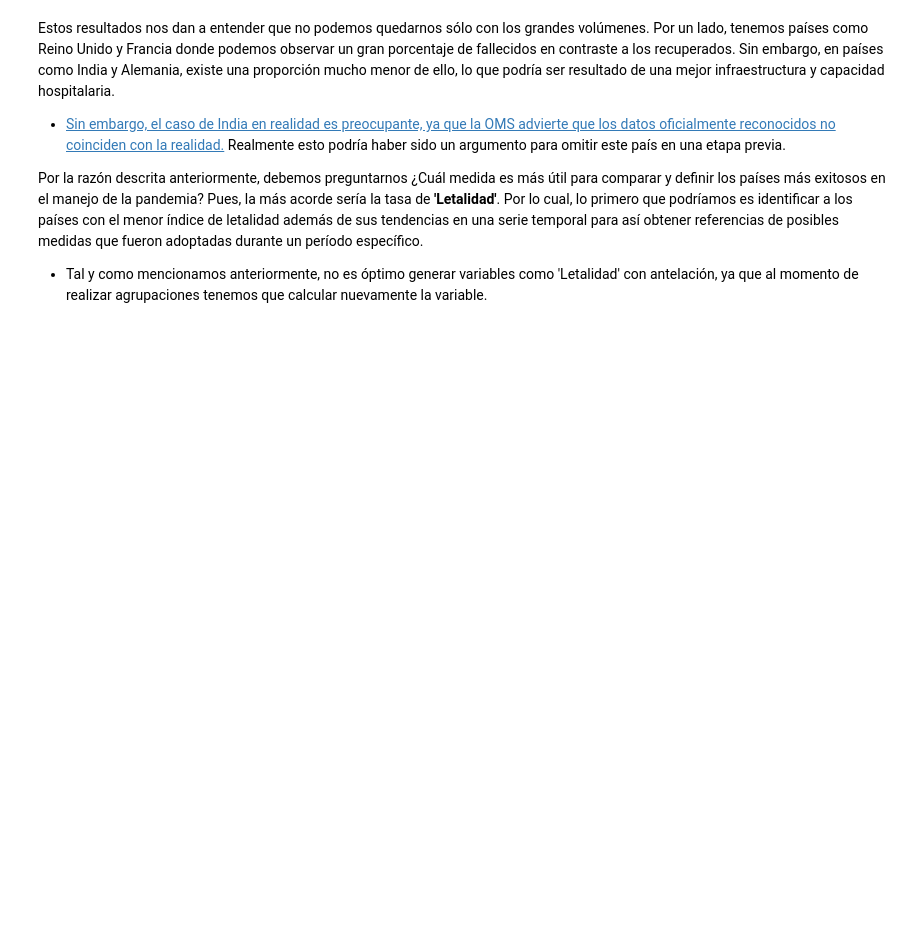
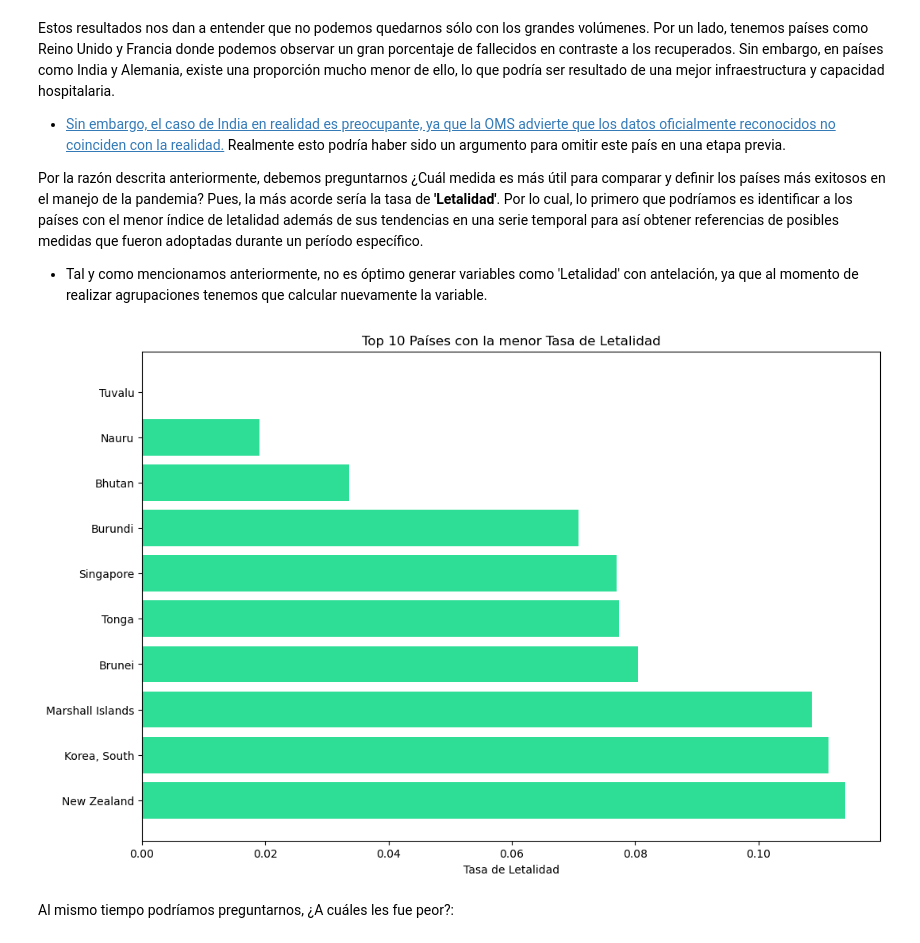
Before and after one commit to cpizarrov/proyecto_final, a Jupyter notebook: 04_Visualizacion_y_Analisis.ipynb, the cells around one changed output. Saved outputs shown, nothing was run; the diff lists cells and outputs as text; code cells hidden in the pictures; blank space fills up the shorter version.

Commit message:
Se añade visualización de los países con más y menos tasa de letalidad. Se discute la necesidad de mejorar la disponibilización de información.

```diff
--- a/04_Visualizacion_y_Analisis.ipynb
+++ b/04_Visualizacion_y_Analisis.ipynb
@@ -72,3 +72,18 @@ Estos resultados nos dan a entender que no podemos quedarnos sólo con los grand
 Por la razón descrita anteriormente, debemos preguntarnos ¿Cuál medida es más útil para comparar y definir los países más exitosos en el manejo de la pandemia? Pues, la más acorde sería la tasa de **'Letalidad'**. Por lo cual, lo primero que podríamos es identificar a los países con el menor índice de letalidad además de sus tendencias en una serie temporal para así obtener referencias de posibles medidas que fueron adoptadas durante un período específico.
 
 - Tal y como mencionamos anteriormente, no es óptimo generar variables como 'Letalidad' con antelación, ya que al momento de realizar agrupaciones tenemos que calcular nuevamente la variable.
+# %%
+data_pais = df.groupby('pais').agg({'confirmados_acumulados': 'max', 'muertes_acumuladas': 'max'}).reset_index()
+data_pais['letalidad'] = data_pais['muertes_acumuladas'] / data_pais['confirmados_acumulados'] * 100
+casos_exito = data_pais.sort_values(by='letalidad').head(10)
+# %%
+plt.figure(figsize=(12, 8))
+plt.barh(casos_exito['pais'], casos_exito['letalidad'], color='#2edd96')
+plt.xlabel('Tasa de Letalidad')
+plt.title('Top 10 Países con la menor Tasa de Letalidad')
+plt.gca().invert_yaxis()
+plt.show()
+# %% [output]
+[figure, added]
+# %% [markdown]
+Al mismo tiempo podríamos preguntarnos, ¿A cuáles les fue peor?:
```
Also changed, not shown: parts of 7 cells of this notebook.
